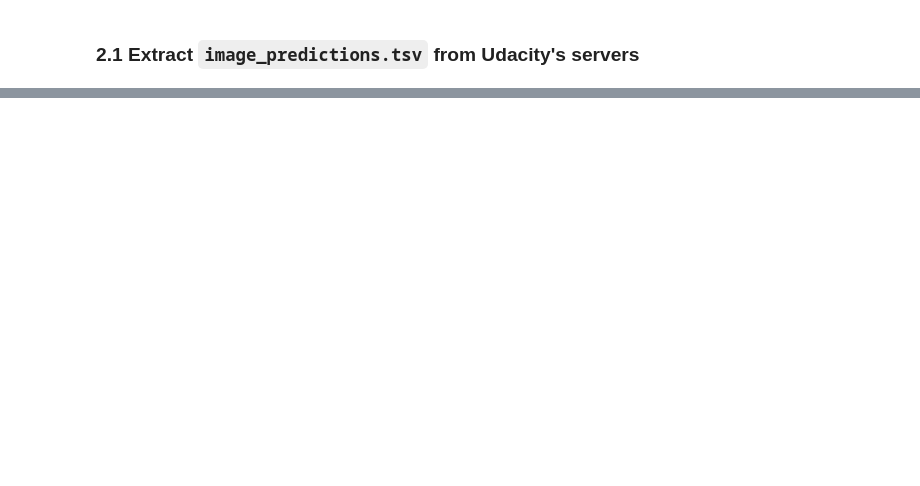
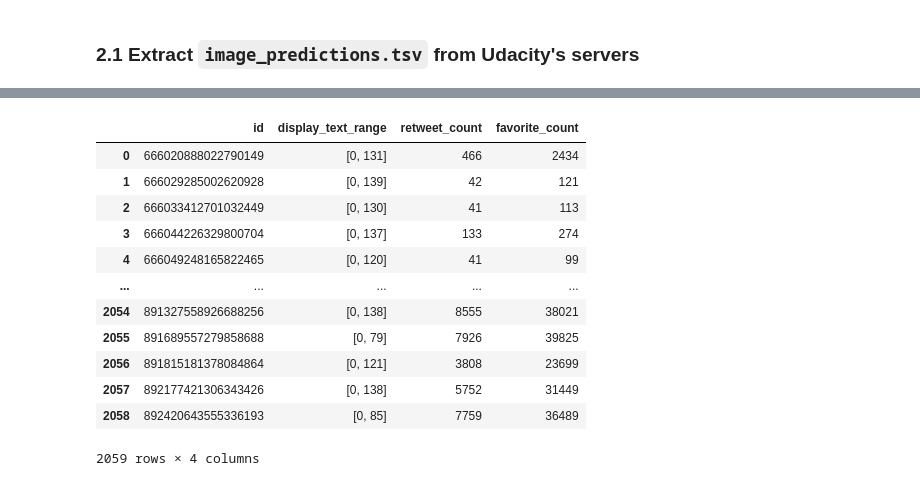
Before and after one commit to Jinning-beep/Udacity_data_analyst_projects, a Jupyter notebook: Project 4/wrangle_act.ipynb, the cells around one changed output, grey strips where cells are left out. Cells and saved outputs as stored; diff of their text form; code cells hidden in the pictures; blank space fills up the shorter version.

```diff
--- a/Project 4/wrangle_act.ipynb
+++ b/Project 4/wrangle_act.ipynb
@@ -93,8 +87,8 @@ print(end - start)
-# %%
-with open('tweet_json.txt') as json_file:
-    data = json.load(json_file)
-    for p in data['people']:
-        print('Name: ' + p['name'])
-        print('Website: ' + p['website'])
-        print('From: ' + p['from'])
-        print('')
+# %%
+df_api = pd.DataFrame(columns=['id','display_text_range','retweet_count','favorite_count'])
+with open('tweet_json.txt') as json_file:
+    for line in json_file:
+        data_str = json.loads(line)
+        data_parse = pd.DataFrame.from_dict(data_str,orient="index")
+        data_interested = data_parse[0][['id','display_text_range','retweet_count','favorite_count']]
+        df_api = df_api.append(data_interested,ignore_index=True)
@@ -100,0 +287,16 @@ with open('tweet_json.txt') as json_file:
+# %%
+df_api
+# %% [output]
+|  | id | display_text_range | retweet_count | favorite_count |
+| 0 | 666020888022790149 | [0, 131] | 466 | 2434 |
+| 1 | 666029285002620928 | [0, 139] | 42 | 121 |
+| 2 | 666033412701032449 | [0, 130] | 41 | 113 |
+| 3 | 666044226329800704 | [0, 137] | 133 | 274 |
+| 4 | 666049248165822465 | [0, 120] | 41 | 99 |
+| ... | ... | ... | ... | ... |
+| 2054 | 891327558926688256 | [0, 138] | 8555 | 38021 |
+| 2055 | 891689557279858688 | [0, 79] | 7926 | 39825 |
+| 2056 | 891815181378084864 | [0, 121] | 3808 | 23699 |
+| 2057 | 892177421306343426 | [0, 138] | 5752 | 31449 |
+| 2058 | 892420643555336193 | [0, 85] | 7759 | 36489 |
+2059 rows × 4 columns
```
Also changed, not shown: parts of 27 cells of this notebook.
